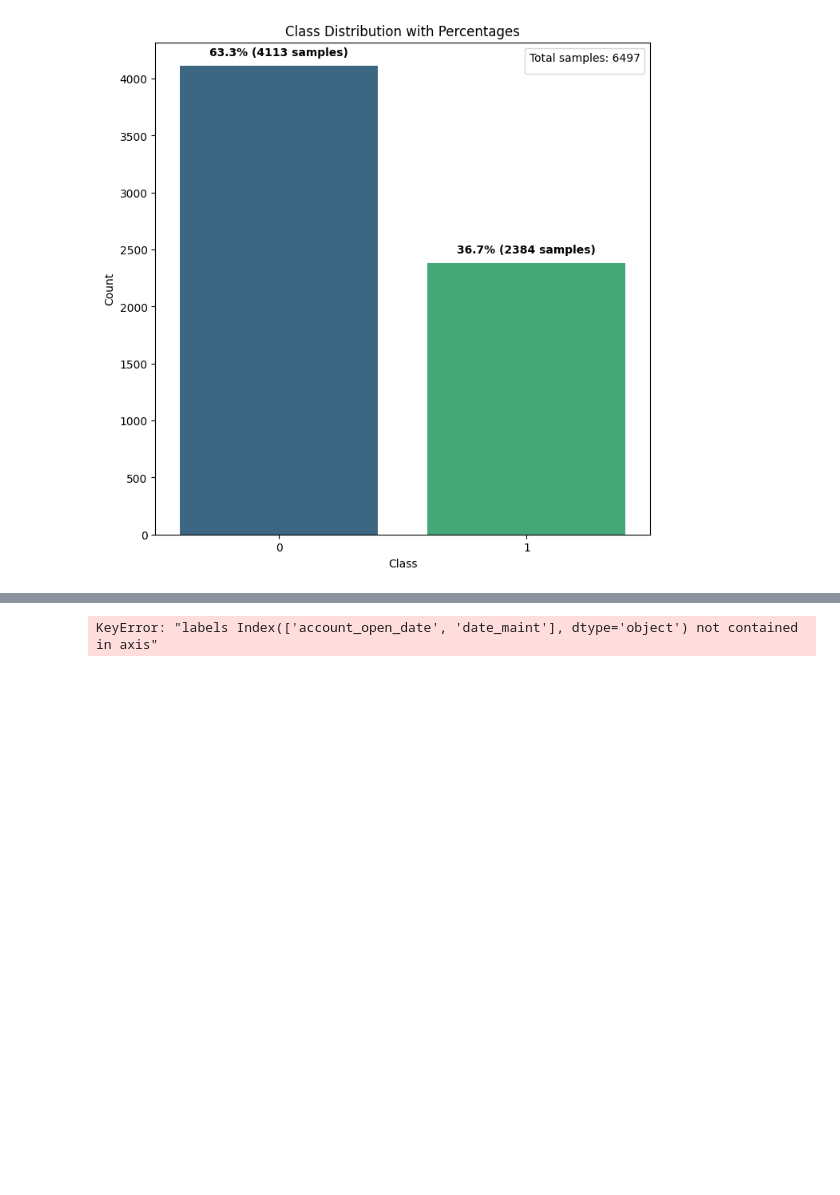
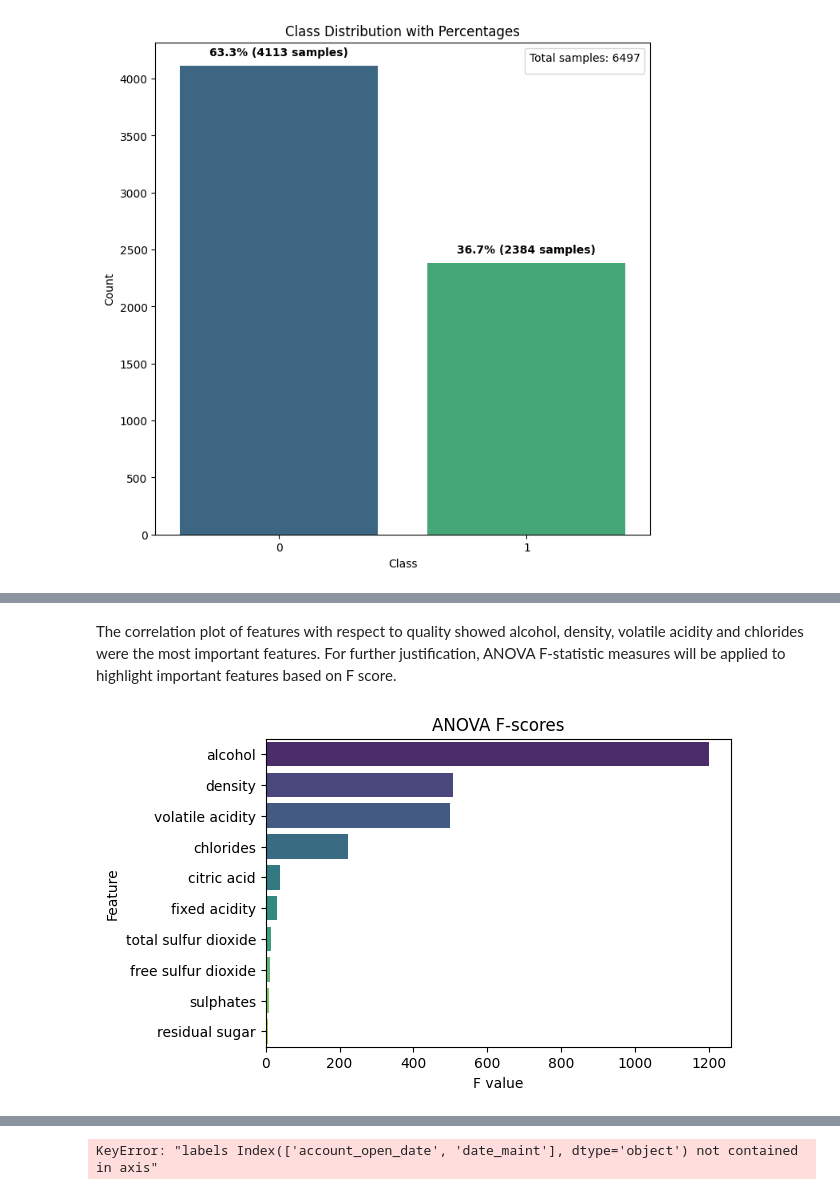
Before and after one commit to Arifuzzaman-Munaf/Predictive-Analysis-using-ML-algorithms, a Jupyter notebook: assessment_02.ipynb, the cells around one changed output, grey strips where cells are left out. Saved outputs shown, nothing was run; the diff lists cells and outputs as text; code cells hidden in the pictures; blank space fills up the shorter version.

```diff
--- a/assessment_02.ipynb
+++ b/assessment_02.ipynb
@@ -902,0 +1015,27 @@ Rationale for inclusion/exclusion - List the data to be included/excluded and th
+# %% [markdown]
+The correlation plot of features with respect to quality showed alcohol, density, volatile acidity and chlorides were the most important features. For further justification, ANOVA F-statistic measures will be applied to highlight important features based on F score.
+# %%
+# import f_classif to calculate F-scores between features and target
+from sklearn.feature_selection import f_classif
+
+def f_test(features, target):
+    """
+    Calculate F-scores between features and target
+    Args:
+        features: pandas DataFrame of features
+        target: series of target variable
+    """
+    # Calculate F-scores between features and target
+    f_vals, _ = f_classif(features, target)
+    f_series = pd.Series(f_vals, index=features.columns).sort_values(ascending=False).head(10)
+
+    plt.figure(figsize=(6,4))
+    sns.barplot(x=f_series, y=f_series.index, palette='viridis')
+    plt.title('ANOVA F-scores')
+    plt.xlabel('F value')
+    plt.ylabel('Feature')
+    plt.show()
+
+f_test(df[features], df['quality'])
+# %% [output]
+[figure, added]
```
Also changed, not shown: parts of 24 cells of this notebook.
